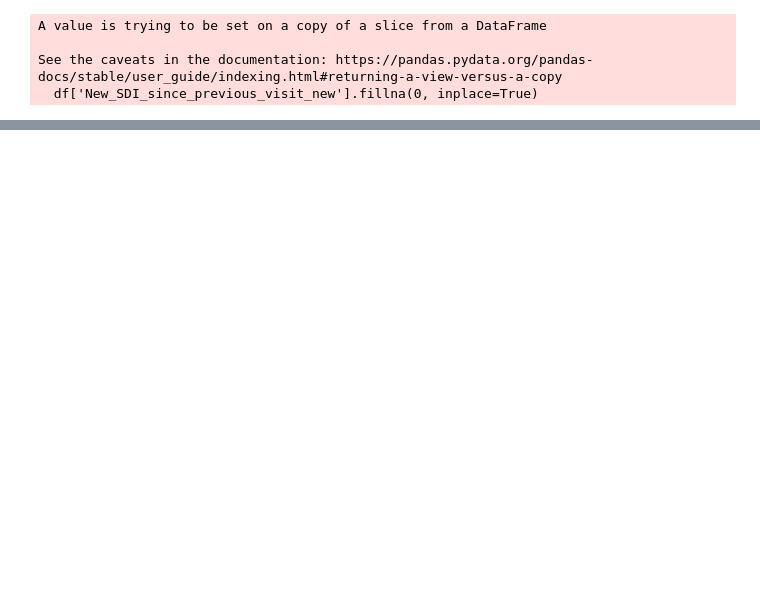
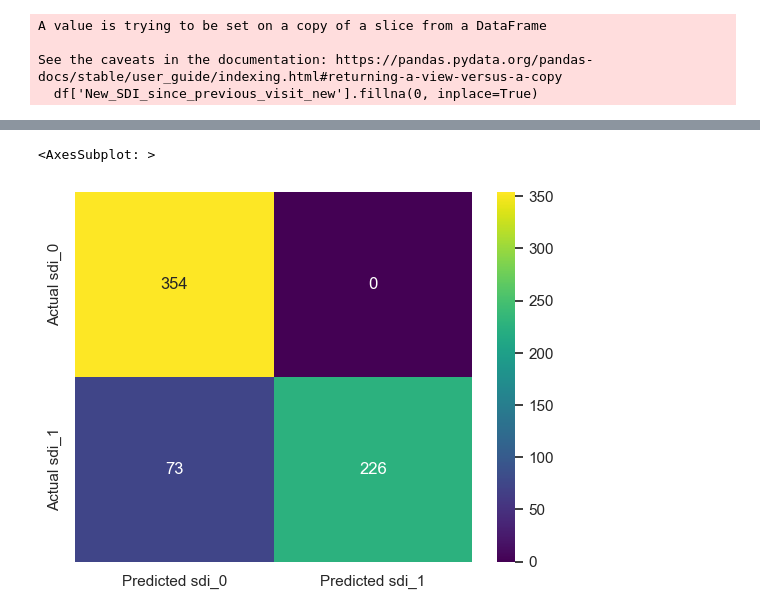
Before and after one commit to isevr/SDI, a Jupyter notebook: cae.ipynb, the cells around one changed output, grey strips where cells are left out. Saved outputs shown, nothing was run; the diff lists cells and outputs as text; code cells hidden in the pictures; blank space fills up the shorter version.

```diff
--- a/cae.ipynb
+++ b/cae.ipynb
@@ -252,3 +195,64 @@ Reconstruction loss for SDI=0: 0.007826517336070538.
 gen_df = pd.read_csv('gen_sdi_1.csv')
 gan = np.array(gen_df).reshape(-1,12,24)
 final = np.vstack((sdi_1,gan))
+# %%
+prediction = autoencoder.predict(sdi_0)
+
+mse_values = np.mean((prediction.reshape(-1,12,24) - np.array(sdi_0)) ** 2, axis=1)
+loss_mean = np.mean(mse_values)
+loss_std = np.std(mse_values)
+
+combo_sdi = np.vstack((sdi_0,final))
+combo_labels = [0] * sdi_0.shape[0] + [1] * final.shape[0]
+
+def calculate_loss(original, reconstructed):
+    """
+    Calculates the Mean Squared Error (MSE) between the original and reconstructed sample.
+    """
+    return np.mean((original - reconstructed) ** 2)
+
+def is_outside_distribution(loss, mean, std, threshold=1.2):
+    """
+    Determines if the loss is outside the baseline distribution by comparing the z-score.
+    """
+    z_score = (loss - mean) / std
+    return np.abs(z_score) > threshold
+
+# Step 1: Predict and calculate losses
+ae_preds = []
+losses = []
+
+# Loop over each sample in the dataset
+for i in range(combo_sdi.shape[0]):
+    sample = combo_sdi[i]  # Get the i-th sample
+
+    # Ensure the sample has a batch dimension before prediction
+    sample_pred = autoencoder.predict(np.expand_dims(sample, axis=0))  # Shape (1, 12, 24)
+
+    # Remove batch dimension from prediction for comparison
+    sample_pred = np.squeeze(sample_pred)  # Shape (12, 24)
+
+    # Step 2: Calculate reconstruction loss (MSE)
+    loss = mse(sample, sample_pred)
+    losses.append(loss)
+
+# Step 3: Calculate baseline distribution
+losses = np.array(losses)  # Convert to numpy array
+
+
+print(f"Baseline Loss Mean: {loss_mean}, Baseline Loss Std Dev: {loss_std}")
+
+# Step 4: Check if the loss is outside the baseline distribution
+ae_preds = []
+for loss in losses:
+    if is_outside_distribution(loss, loss_mean, loss_std):
+        ae_preds.append(1)  # Outlier
+    else:
+        ae_preds.append(0)  # Normal
+
+print(classification_report(combo_labels, ae_preds))
+cm = confusion_matrix(combo_labels, ae_preds)
+sns.heatmap(cm, annot=True, fmt='d', cmap='viridis',
+            xticklabels=['Predicted sdi_0', 'Predicted sdi_1'],
+            yticklabels=['Actual sdi_0', 'Actual sdi_1'])
+# %% [output]
@@ -254,0 +276,2 @@ final = np.vstack((sdi_1,gan))
+<AxesSubplot: >
+[figure, added]
```
Also changed, not shown: parts of 17 cells of this notebook.
